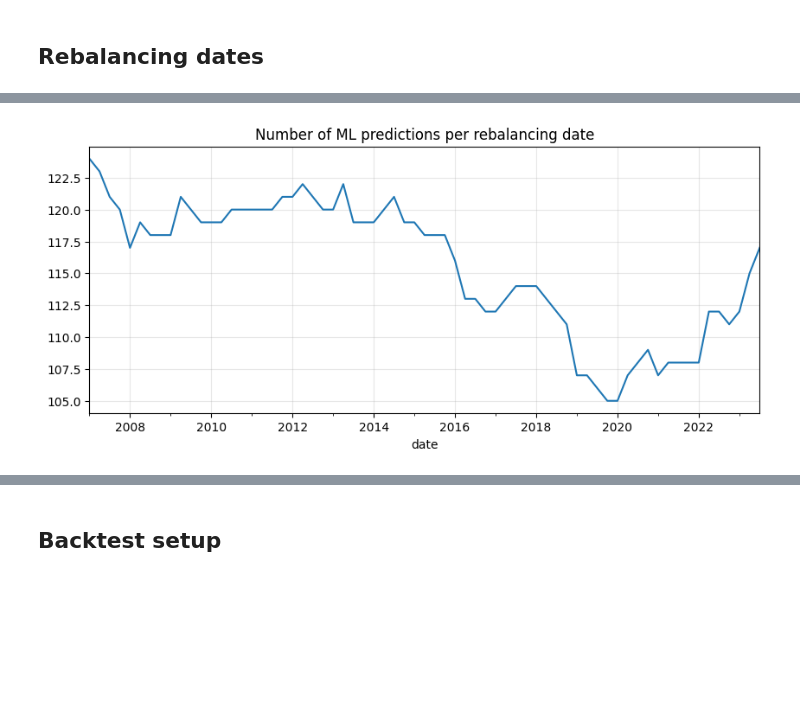
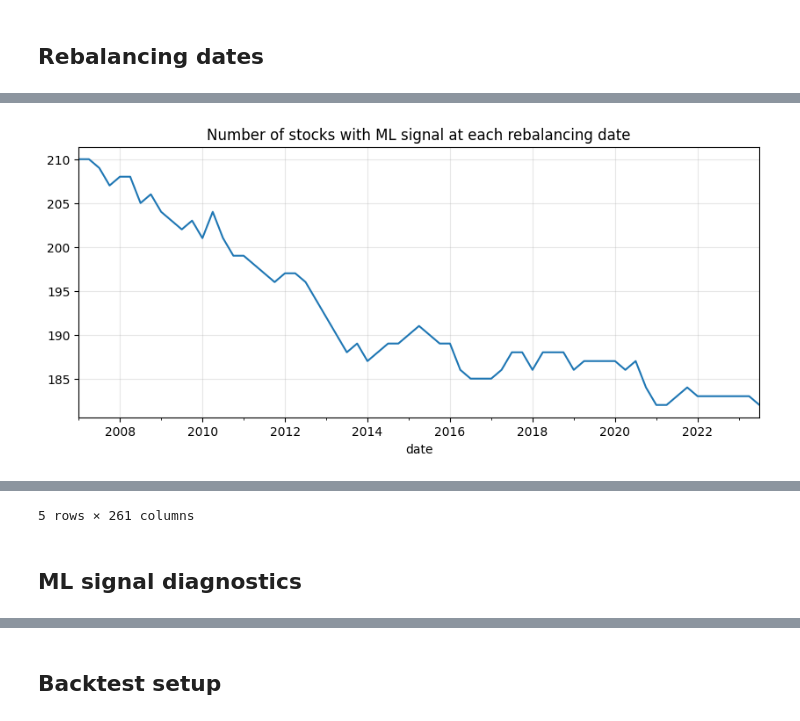
Before and after one commit to marci314/qpmwp-course, a Jupyter notebook: assignments/assignment_5.ipynb, the cells around one changed output, grey strips where cells are left out. Drawn from its saved outputs; the diff is of its cells as text; code cells hidden in the pictures; blank space fills up the shorter version.

```diff
--- a/assignments/assignment_5.ipynb
+++ b/assignments/assignment_5.ipynb
@@ -45,18 +49,22 @@ Produce an HTML report (for example, by converting a .ipynb notebook to HTML) co
 # %%
 import os
 import sys
+import warnings
 from pathlib import Path
 
 import numpy as np
 import pandas as pd
 import matplotlib.pyplot as plt
 
+from sklearn.impute import SimpleImputer
 from sklearn.linear_model import Ridge
 from sklearn.pipeline import Pipeline
 from sklearn.preprocessing import StandardScaler
 
+warnings.filterwarnings('ignore')
+
 project_root = Path.cwd()
-if not (project_root / 'data').exists():
+while not (project_root / 'src').exists() and project_root != project_root.parent:
     project_root = project_root.parent
 
 src_path = project_root / 'src'
@@ -65,7 +73,7 @@ sys.path.append(str(src_path))
 
 from helper_functions import load_data_spi, align_market_data_with_jkp_data
 from estimation.covariance import Covariance
-from optimization.optimization import BlackLitterman
+from optimization.optimization import ScoreVariance
 from backtesting.backtest_item_builder.bib_classes import SelectionItemBuilder, OptimizationItemBuilder
 from backtesting.backtest_item_builder.bibfn_selection import (
     bibfn_selection_gaps,
@@ -75,7 +83,6 @@ from backtesting.backtest_item_builder.bibfn_selection import (
 from backtesting.backtest_item_builder.bibfn_optimization_data import (
     bibfn_return_series,
     bibfn_scores,
-    bibfn_cap_weights,
 )
 from backtesting.backtest_item_builder.bibfn_constraints import (
     bibfn_budget_constraint,
@@ -139,29 +206,4 @@ The strategy uses a cross-sectional machine learning signal based on value, mome
 # %%
-FEATURE_COLS = [
-    'ret_6_1',
-    'ret_12_1',
-    'prc_highprc_252d',
-    'be_me',
-    'at_me',
-    'fcf_me',
-    'ocf_me',
-    'sale_me',
-    'gp_at',
-    'op_at',
-    'qmj',
-    'qmj_prof',
-    'qmj_growth',
-    'qmj_safety',
-    'at_gr1',
-    'inv_gr1a',
-    'oaccruals_at',
-    'debt_me',
-    'beta_60m',
-    'ivol_ff3_21d',
-]
-
-feature_cols = [col for col in FEATURE_COLS if col in jkp_data.columns]
-
 prices = market_data_ffill.pivot_table(
     index='date',
     columns='id',
@@ -170,7 +212,7 @@ prices = market_data_ffill.pivot_table(
 
 grid_dates = pd.to_datetime(rebdates)
 grid_prices = prices.reindex(grid_dates, method='ffill')
-forward_returns = grid_prices.pct_change().shift(-1)
+forward_returns = grid_prices.pct_change(fill_method=None).shift(-1)
 
 def get_features_at_date(date):
     date = pd.to_datetime(date)
@@ -180,16 +222,17 @@ def get_features_at_date(date):
         (df.index.get_level_values('date') >= date - pd.Timedelta(days=365))
     ]
     df = df.groupby('id').last()
+    df = df.replace([np.inf, -np.inf], np.nan)
+    df = df.rank(axis=0, pct=True)
     return df
 
-X_by_date = {}
-for date in grid_dates:
-    X_by_date[date] = get_features_at_date(date)
+X_by_date = {date: get_features_at_date(date) for date in grid_dates}
 
 train_window = 20
 predictions = {}
 
 model = Pipeline([
+    ('imputer', SimpleImputer(strategy='median')),
     ('scaler', StandardScaler()),
     ('ridge', Ridge(alpha=10.0)),
 ])
@@ -203,42 +246,53 @@ for i in range(train_window, len(grid_dates) - 1):
 
     for train_date in train_dates:
         X_tmp = X_by_date[train_date]
-        y_tmp = forward_returns.loc[train_date]
-        common_ids = X_tmp.index.intersection(y_tmp.dropna().index)
+        y_tmp = forward_returns.loc[train_date].dropna()
+        common_ids = X_tmp.index.intersection(y_tmp.index)
 
         X_train_list.append(X_tmp.loc[common_ids])
-        y_train_list.append(y_tmp.loc[common_ids])
+        y_train_list.append(y_tmp.loc[common_ids].rank(pct=True))
 
     X_train = pd.concat(X_train_list, axis=0)
     y_train = pd.concat(y_train_list, axis=0)
 
     train_data = X_train.copy()
     train_data['target'] = y_train.values
-    train_data = train_data.replace([np.inf, -np.inf], np.nan).dropna()
+    train_data = train_data.dropna(subset=['target'])
 
-    X_pred = X_by_date[pred_date].replace([np.inf, -np.inf], np.nan).dropna()
+    X_pred = X_by_date[pred_date]
+    X_pred = X_pred.dropna(how='all')
 
     model.fit(train_data[feature_cols], train_data['target'])
     predictions[pred_date] = pd.Series(
         model.predict(X_pred[feature_cols]),
         index=X_pred.index,
         name=pred_date,
     )
 
-ml_signal = pd.DataFrame(predictions).T
+ml_signal_raw = pd.DataFrame(predictions).T
+ml_signal_raw.index.name = 'date'
+ml_signal_raw.columns.name = 'id'
+
+ml_signal = ml_signal_raw.rank(axis=1, pct=True)
 ml_signal.index.name = 'date'
 ml_signal.columns.name = 'id'
-ml_signal_path = SAVE_PATH / 'ml_signal_ridge.parquet'
+
+ml_signal_path = SAVE_PATH / 'assignment_5_ml_signal.parquet'
 ml_signal.to_parquet(ml_signal_path)
 
 ml_signal_stack = ml_signal.stack().rename('ml_signal').astype('float64')
 ml_signal_stack.index.names = jkp_data.index.names
 
-jkp_data_ml = jkp_data.join(ml_signal_stack, how='left')
-data.jkp_data = jkp_data_ml
+jkp_data = jkp_data.join(ml_signal_stack, how='left')
+data.jkp_data = jkp_data
 
-ml_signal.count(axis=1).plot(title='Number of ML predictions per rebalancing date', figsize=(10, 4))
+ml_signal.count(axis=1).plot(
+    title='Number of stocks with ML signal at each rebalancing date',
+    figsize=(10, 4),
+)
 plt.grid(alpha=0.3)
 plt.show()
+
+ml_signal.head()
 # %% [output]
-[figure, old version]
+[figure, new version]
@@ -244,0 +306,3 @@ plt.show()
+5 rows × 261 columns
+# %% [markdown]
+## ML signal diagnostics
```
Also changed, not shown: parts of 37 cells of this notebook, 3 other files.
